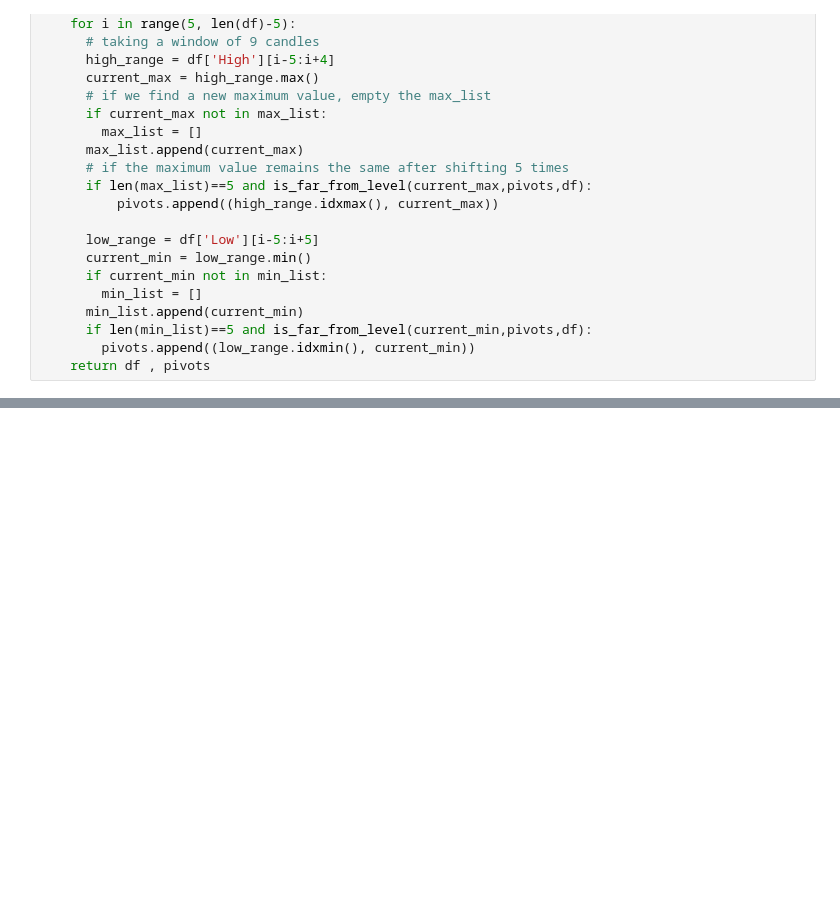
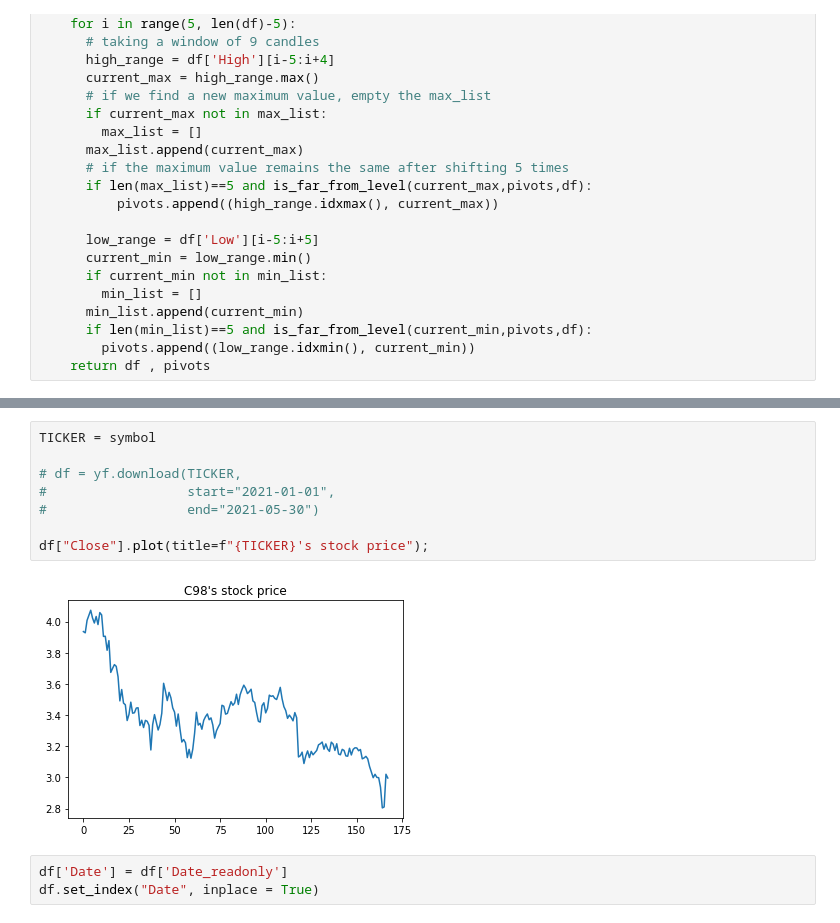
Before and after one commit to wolfwithcode/TimeSeriesForecastingProphet, a Jupyter notebook: get_support_resistance_onetoken.ipynb, the cells around one changed output, grey strips where cells are left out. Saved outputs shown, nothing was run; the diff lists cells and outputs as text; blank space fills up the shorter version.

```diff
--- a/get_support_resistance_onetoken.ipynb
+++ b/get_support_resistance_onetoken.ipynb
@@ -201,0 +210,13 @@ plot_all(pivots, df)
+# %%
+TICKER = symbol
+
+# df = yf.download(TICKER,
+#                  start="2021-01-01",
+#                  end="2021-05-30")
+
+df["Close"].plot(title=f"{TICKER}'s stock price");
+# %% [output]
+[figure, added]
+# %%
+df['Date'] = df['Date_readonly']
+df.set_index("Date", inplace = True)
```
Also changed, not shown: parts of 7 cells of this notebook, 7 other files.
